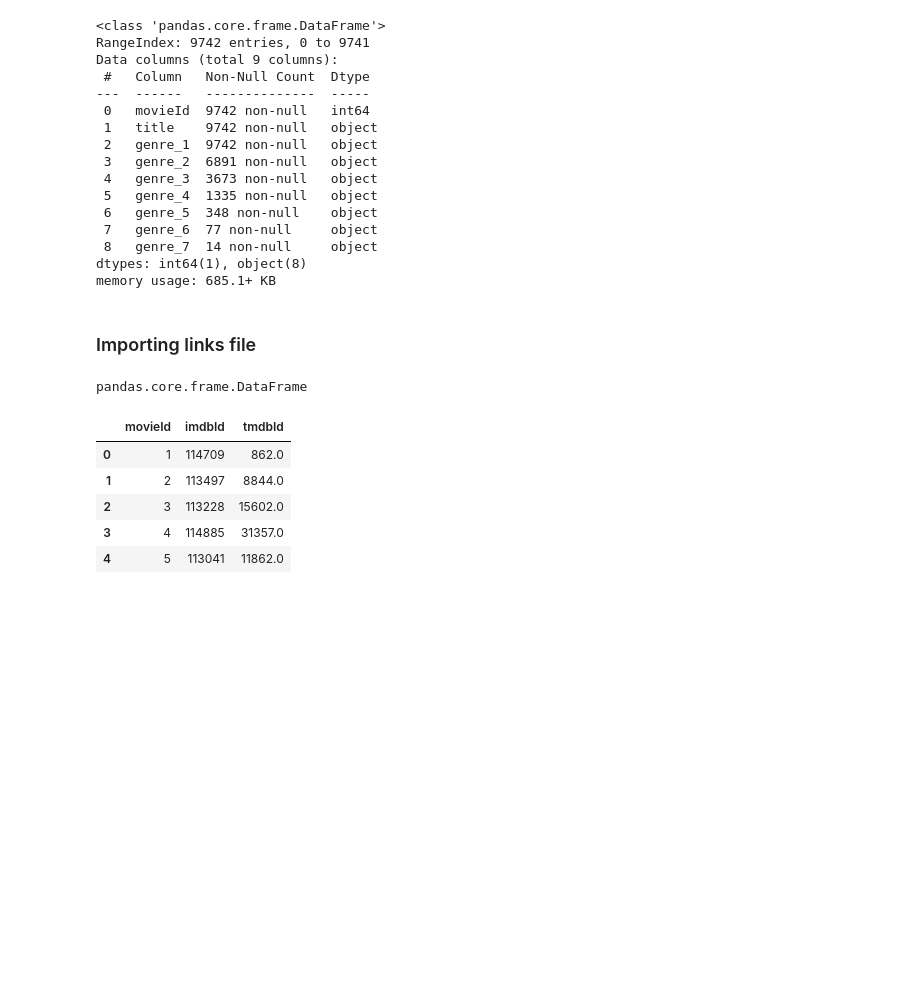
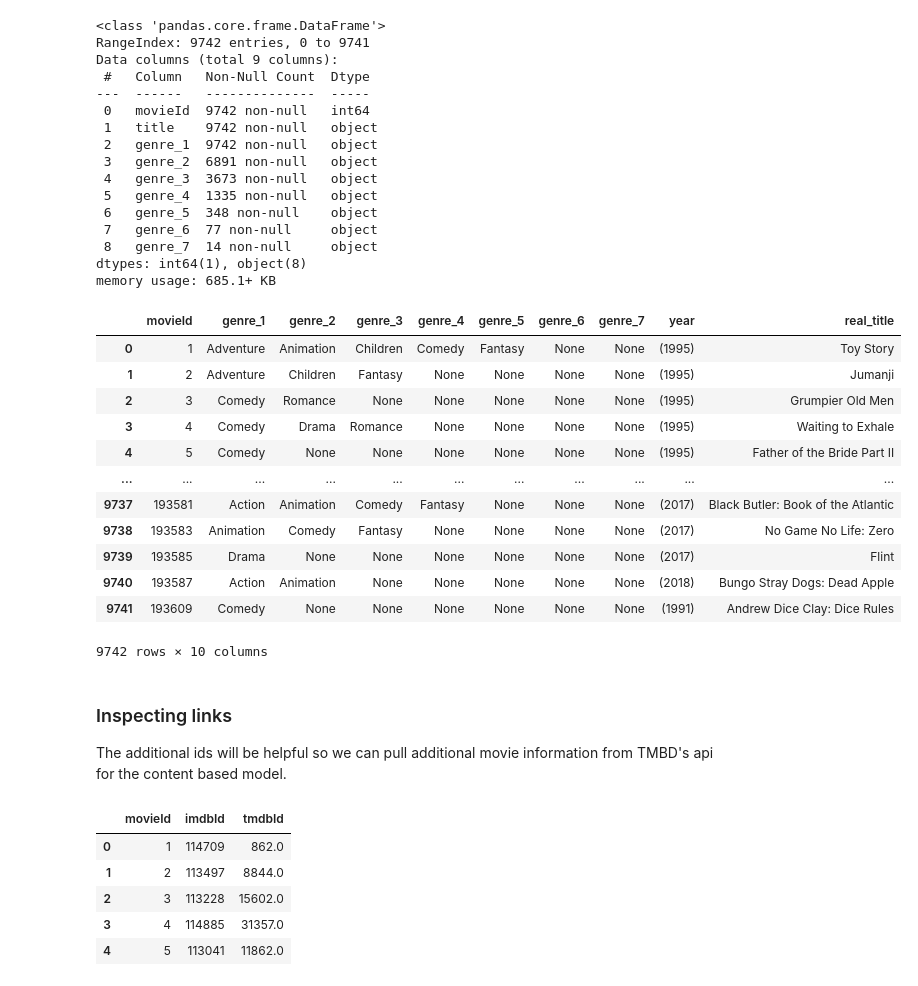
Before and after one commit to stephcia/movie-recommendation-system, a Jupyter notebook: stephanie_cleaning_2.ipynb, the cells around one changed output. Saved outputs shown, nothing was run; the diff lists cells and outputs as text; code cells hidden in the pictures; blank space fills up the shorter version.

```diff
--- a/stephanie_cleaning_2.ipynb
+++ b/stephanie_cleaning_2.ipynb
@@ -160,5 +170,3 @@ Data columns (total 9 columns):
  8   genre_7  14 non-null     object
 dtypes: int64(1), object(8)
 memory usage: 685.1+ KB
-# %% [markdown]
-### Importing links file
@@ -168,4 +172,0 @@ links = pd.read_csv("data/links.csv")
-# %%
-type(links)
-# %% [output]
-pandas.core.frame.DataFrame
@@ -172,3 +184,23 @@ pandas.core.frame.DataFrame
+# %%
+movies
+# %% [output]
+|  | movieId | genre_1 | genre_2 | genre_3 | genre_4 | genre_5 | genre_6 | genre_7 | year | real_title |
+| 0 | 1 | Adventure | Animation | Children | Comedy | Fantasy | None | None | (1995) | Toy Story |
+| 1 | 2 | Adventure | Children | Fantasy | None | None | None | None | (1995) | Jumanji |
+| 2 | 3 | Comedy | Romance | None | None | None | None | None | (1995) | Grumpier Old Men |
+| 3 | 4 | Comedy | Drama | Romance | None | None | None | None | (1995) | Waiting to Exhale |
+| 4 | 5 | Comedy | None | None | None | None | None | None | (1995) | Father of the Bride Part II |
+| ... | ... | ... | ... | ... | ... | ... | ... | ... | ... | ... |
+| 9737 | 193581 | Action | Animation | Comedy | Fantasy | None | None | None | (2017) | Black Butler: Book of the Atlantic |
+| 9738 | 193583 | Animation | Comedy | Fantasy | None | None | None | None | (2017) | No Game No Life: Zero |
+| 9739 | 193585 | Drama | None | None | None | None | None | None | (2017) | Flint |
+| 9740 | 193587 | Action | Animation | None | None | None | None | None | (2018) | Bungo Stray Dogs: Dead Apple |
+| 9741 | 193609 | Comedy | None | None | None | None | None | None | (1991) | Andrew Dice Clay: Dice Rules |
+9742 rows × 10 columns
+# %% [markdown]
+### Inspecting links
+
+The additional ids will be helpful so we can pull additional movie information from TMBD's api for the content based model.
 # %%
 links.head()
 # %% [output]
```
Also changed, not shown: parts of 38 cells of this notebook.
